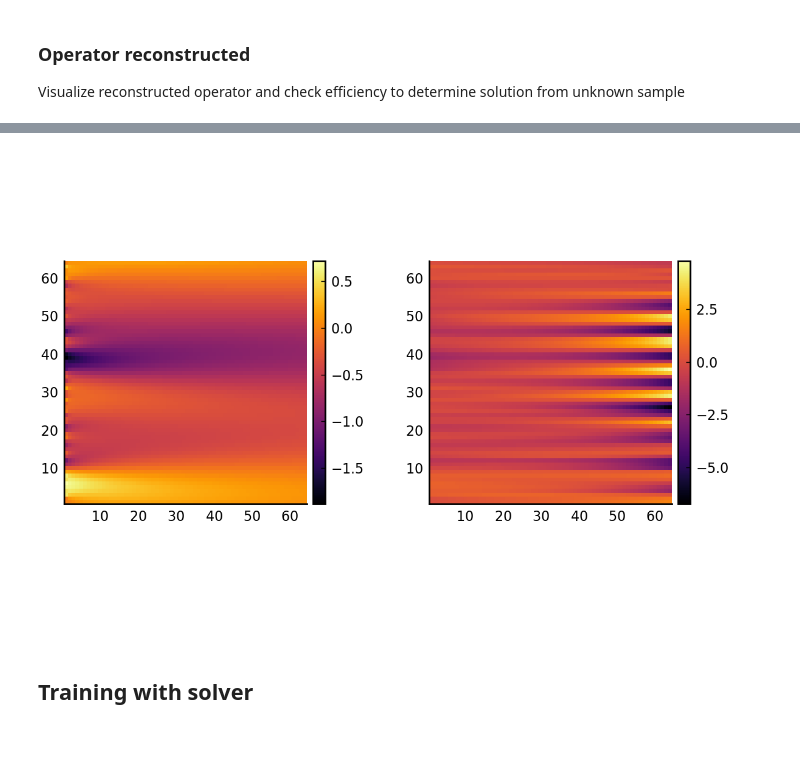
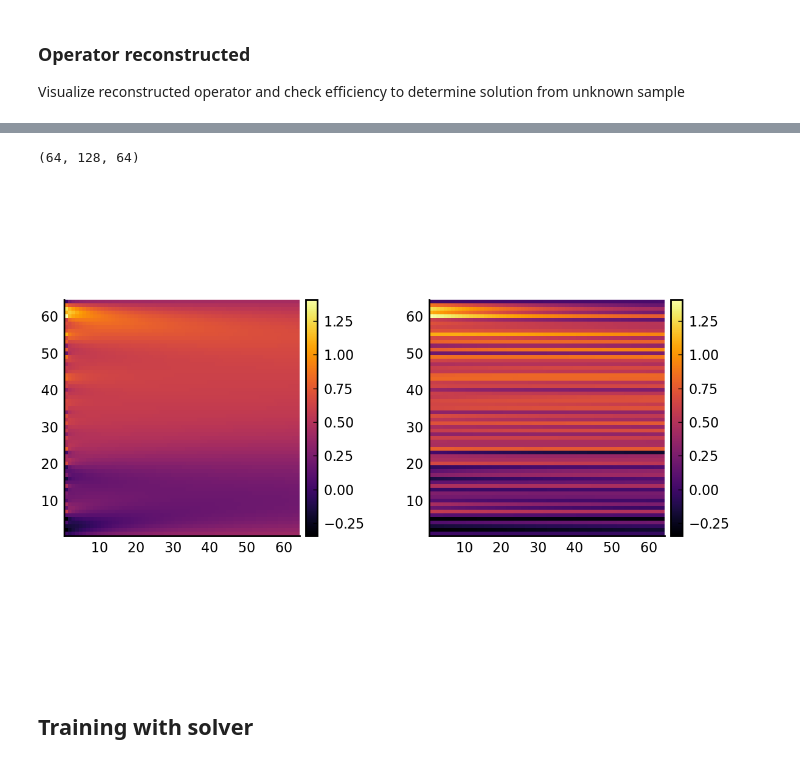
Before and after one commit to vdesgrange/closure-model, a Jupyter notebook: experiments/julia_src/neural_closure/heat_equation_neural_ode.ipynb, the cells around one changed output, grey strips where cells are left out. Drawn from its saved outputs; the diff is of its cells as text; code cells hidden in the pictures.

```diff
--- a/experiments/julia_src/neural_closure/heat_equation_neural_ode.ipynb
+++ b/experiments/julia_src/neural_closure/heat_equation_neural_ode.ipynb
@@ -67,2 +70,9 @@ GraphicTools.show_state(u_a, "Snapshot mock")
 # %% [markdown]
 ## Generate dataset
+# %%
+function create_solution(c, k, ka)
+    X(k, x) = sqrt(2 / L) * sin(pi * k * (x - x_min) / L)
+    u(x, t) = sum(c * exp(-ka * (pi * k / L)^2 * t) * X(k, x) for (c, k) in zip(c, k))
+    # dudt(x, t) = - sum(c * ka * (pi * k / L)^2 * exp(-d * (pi * k / L)^2 * t) * X(k, x) for(c, k) ∈ zip(c, k))
+    u # , dudt
+end
@@ -95,0 +94,10 @@ syver_dataset = syver_cond(t_max, t_min, x_max, x_min, t_n, x_n);
+# %%
+syver_dataset = syver_cond(t_max, t_min, x_max, x_min, t_n, x_n, kappa, 128);
+t, init_set, true_set = syver_dataset;
+t, u = Equations.get_heat_fft(t, dx, x_n, kappa, init_set[:, 1]);
+display(
+    plot(
+        GraphicTools.show_state(u, ""), # need to reverse u, odesolver switch dimensions
+        GraphicTools.show_state(true_set[:, 1, :], "");
+    );
+);
@@ -141,7 +146,9 @@ function heat_training(net, epochs, u0, u_true, t)
     return l, u_pred
   end
 
-  result = DiffEqFlux.sciml_train(loss, neural_ode.p, optimizer; cb = callback, maxiters = epochs);
+  lossL2(K) = loss(K) + 1e-2 * sum(abs2, K) / prod(size(K))
+
+  result = DiffEqFlux.sciml_train(lossL2, neural_ode.p, optimizer; cb = callback, maxiters = epochs);
   return result
 end
 # %% [output]
@@ -149,5 +156,6 @@ heat_training (generic function with 2 methods)
 # %%
-# t, u0, u_true = ProcessingTools.process_dataset(dataset);
+t, init_set, true_set = syver_dataset;
+#t, init_set, true_set = ProcessingTools.process_dataset(analytic_dataset);
 net = Models.HeatModel(x_n);
-result = heat_training(net, 100, init_set, u_true, t);
+result = heat_training(net, 100, init_set, true_set, t);
 # %% [output]
@@ -176,12 +175,23 @@ GraphicTools.show_state(reverse(K; dims = 1), "Operator K")
+# %%
+a, b, c = syver_dataset
+print(size(c))
+# %% [output]
+(64, 128, 64)
 # %%
-t, u0, u = Generator.get_heat_batch(t_max, t_min, x_max, x_min, t_n, x_n, 3, d, k);
+# t, init, train = syver_dataset;
+# u0 = init[:, 20];
+# u = train[:, 20, :];
+t, u0, u = Generator.get_heat_batch(t_max, t_min, x_max, x_min, t_n, x_n, 1, kappa, k);
+
+
 u_pred = Array(S(K, u0, t));
+
 plot(
     GraphicTools.show_state(u, ""),
     GraphicTools.show_state(u_pred, "");
     layout = (1, 2),
 )
 # %% [output]
-[figure, old version]
+[figure, new version]
 # %% [markdown]
 ## Training with solver
```
Also changed, not shown: parts of 24 cells of this notebook, 3 other files.
